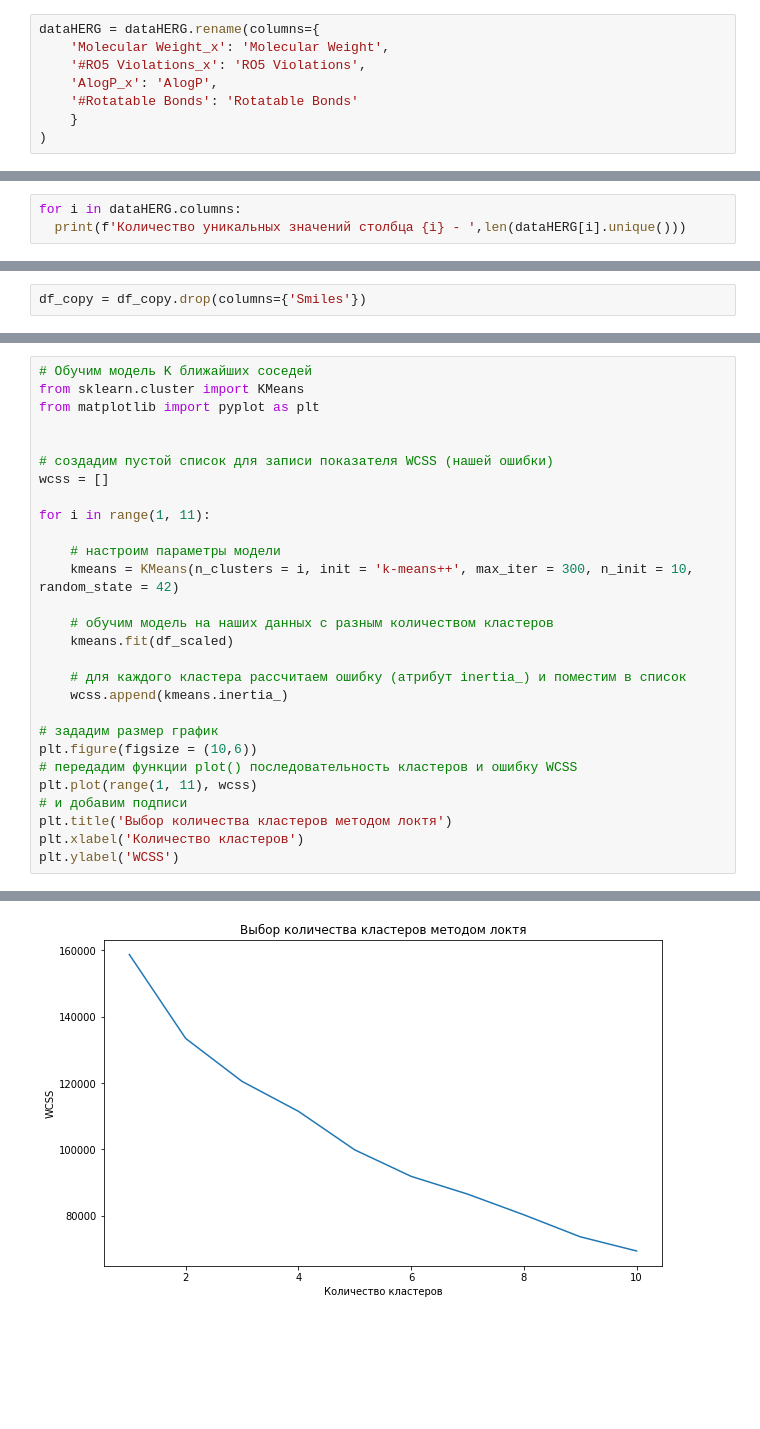
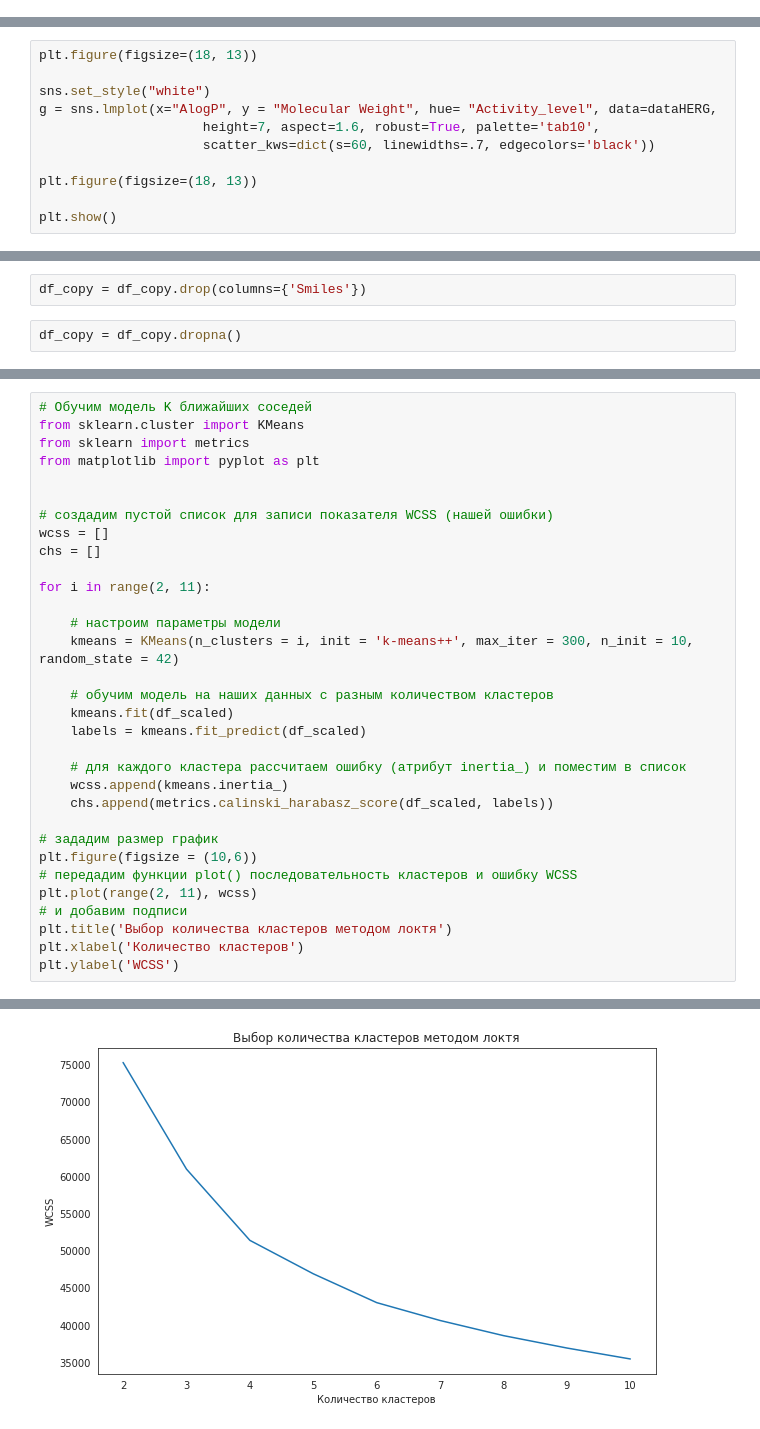
Before and after one commit to gerega37/SPBYTHON, a Jupyter notebook: SPBYTHON.ipynb, the cells around one changed output, grey strips where cells are left out. Drawn from its saved outputs; the diff is of its cells as text; blank space fills up the shorter version.

```diff
--- a/SPBYTHON.ipynb
+++ b/SPBYTHON.ipynb
@@ -288,8 +303,0 @@ dataHERG = dataHERG.drop(columns={
-# %%
-dataHERG = dataHERG.rename(columns={
-    'Molecular Weight_x': 'Molecular Weight',
-    '#RO5 Violations_x': 'RO5 Violations',
-    'AlogP_x': 'AlogP',
-    '#Rotatable Bonds': 'Rotatable Bonds'
-    }
-)
@@ -325,3 +303,0 @@ plt.show()
-# %%
-for i in dataHERG.columns:
-  print(f'Количество уникальных значений столбца {i} - ',len(dataHERG[i].unique()))
@@ -366,0 +493,11 @@ sns.scatterplot(data=dataHERG, x="Molecular Weight", y="AlogP", hue="Activity_le
+# %%
+plt.figure(figsize=(18, 13))
+
+sns.set_style("white")
+g = sns.lmplot(x="AlogP", y = "Molecular Weight", hue= "Activity_level", data=dataHERG,
+                     height=7, aspect=1.6, robust=True, palette='tab10',
+                     scatter_kws=dict(s=60, linewidths=.7, edgecolors='black'))
+
+plt.figure(figsize=(18, 13))
+
+plt.show()
@@ -404,6 +515,8 @@ fig.tight_layout();
 df_copy = dataHERG.copy()
 # %%
 df_copy = df_copy.drop(columns={'Smiles'})
+# %%
+df_copy = df_copy.dropna()
 # %%
 # Нормализуем числовые признаки для обучения модели
 from sklearn.preprocessing import StandardScaler
@@ -420,31 +533,35 @@ df_scaled.head(3)
 # %%
 # Обучим модель K ближайших соседей
 from sklearn.cluster import KMeans
+from sklearn import metrics
 from matplotlib import pyplot as plt
 
 
 # создадим пустой список для записи показателя WCSS (нашей ошибки)
 wcss = []
+chs = []
 
-for i in range(1, 11):
+for i in range(2, 11):
 
     # настроим параметры модели
     kmeans = KMeans(n_clusters = i, init = 'k-means++', max_iter = 300, n_init = 10, random_state = 42)
 
     # обучим модель на наших данных с разным количеством кластеров
     kmeans.fit(df_scaled)
+    labels = kmeans.fit_predict(df_scaled)
 
     # для каждого кластера рассчитаем ошибку (атрибут inertia_) и поместим в список
     wcss.append(kmeans.inertia_)
+    chs.append(metrics.calinski_harabasz_score(df_scaled, labels))
 
 # зададим размер график
 plt.figure(figsize = (10,6))
 # передадим функции plot() последовательность кластеров и ошибку WCSS
-plt.plot(range(1, 11), wcss)
+plt.plot(range(2, 11), wcss)
 # и добавим подписи
 plt.title('Выбор количества кластеров методом локтя')
 plt.xlabel('Количество кластеров')
 plt.ylabel('WCSS')
 # %% [output]
 Text(0, 0.5, 'WCSS')
-[figure, old version]
+[figure, new version]
```
Also changed, not shown: parts of 138 cells of this notebook.
